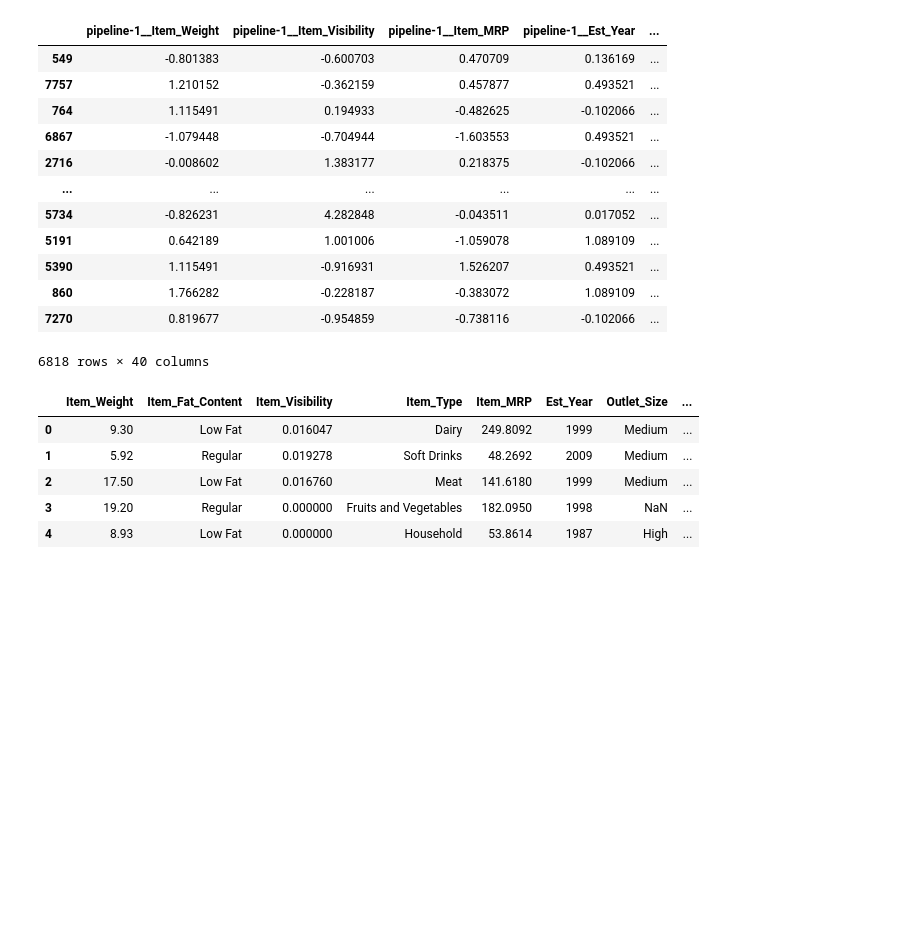
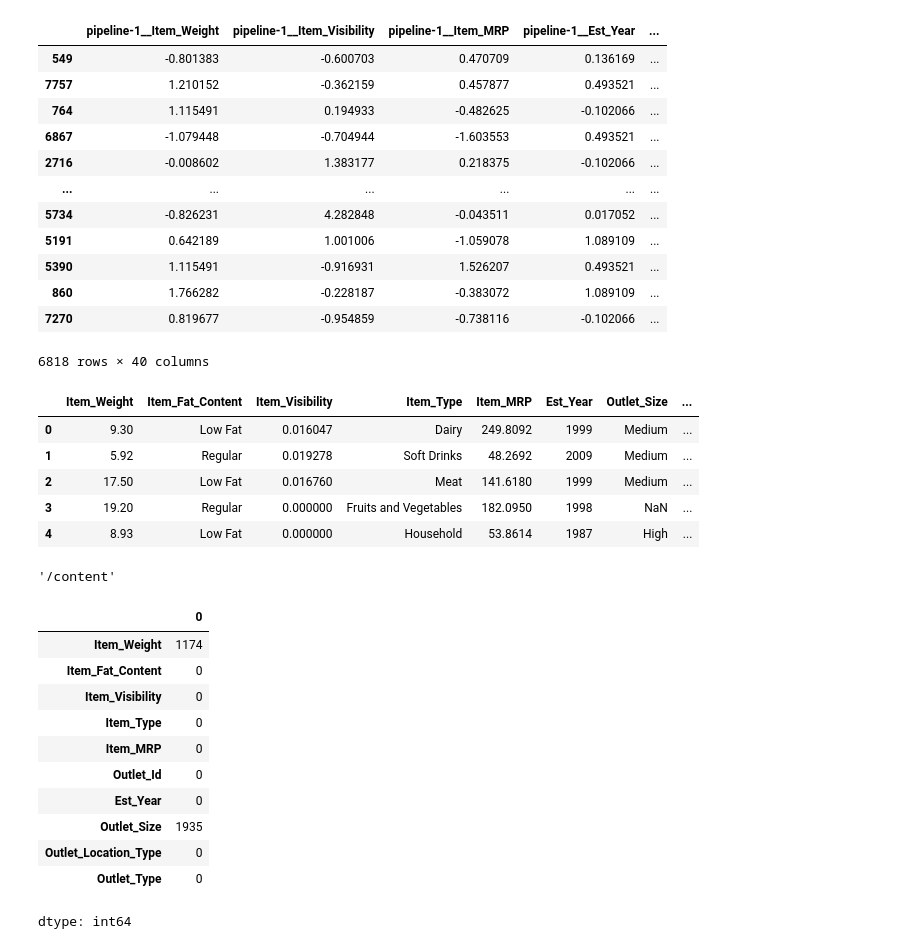
Before and after one commit to farahwadya/Prediction-of-Product-Sales, a Jupyter notebook: Prediction_of_Product_Sales.ipynb, the cells around one changed output. Cells and saved outputs as stored; diff of their text form; code cells hidden in the pictures; blank space fills up the shorter version.

```diff
--- a/Prediction_of_Product_Sales.ipynb
+++ b/Prediction_of_Product_Sales.ipynb
@@ -1008,0 +1033,5 @@ df_sales.head()
+# %%
+import os
+os.getcwd()
+# %% [output]
+'/content'
@@ -1008,0 +1042,15 @@ df_sales.head()
+# %%
+X_train.isna().sum()
+# %% [output]
+|  | 0 |
+| Item_Weight | 1174 |
+| Item_Fat_Content | 0 |
+| Item_Visibility | 0 |
+| Item_Type | 0 |
+| Item_MRP | 0 |
+| Outlet_Id | 0 |
+| Est_Year | 0 |
+| Outlet_Size | 1935 |
+| Outlet_Location_Type | 0 |
+| Outlet_Type | 0 |
+dtype: int64
```
Also changed, not shown: parts of 14 cells of this notebook.
